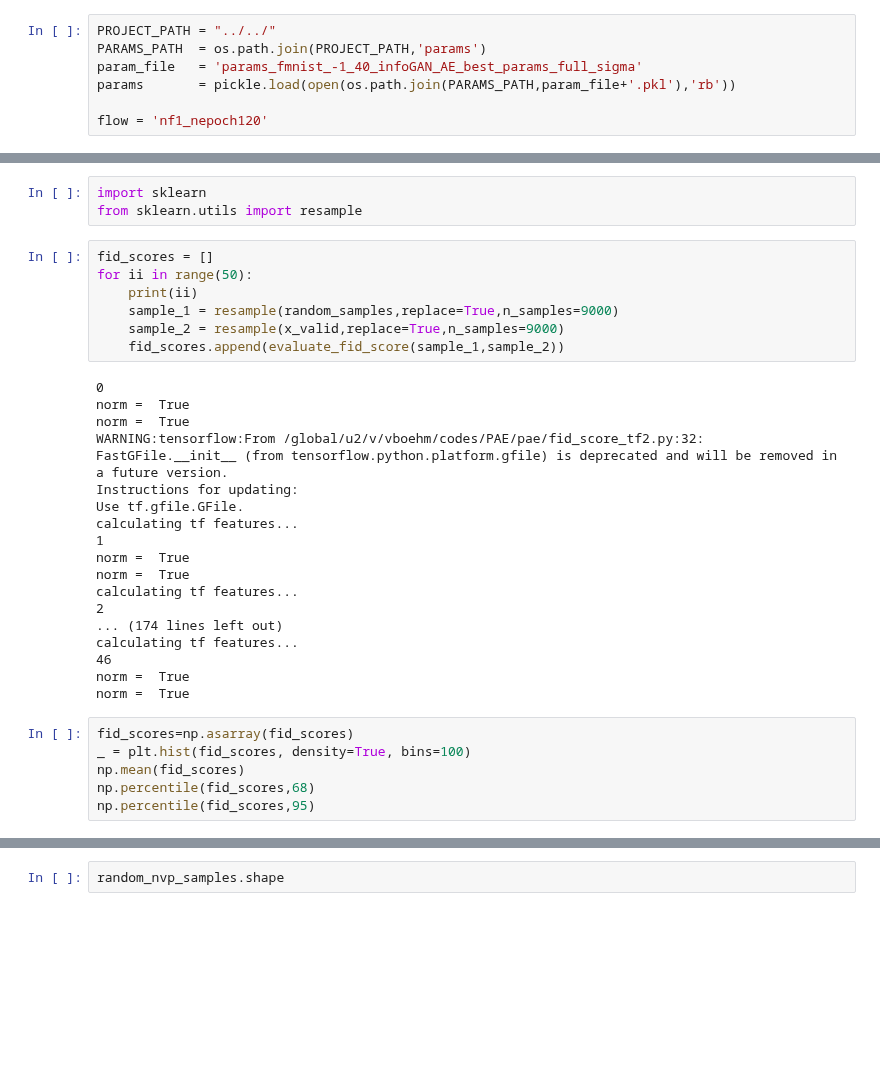
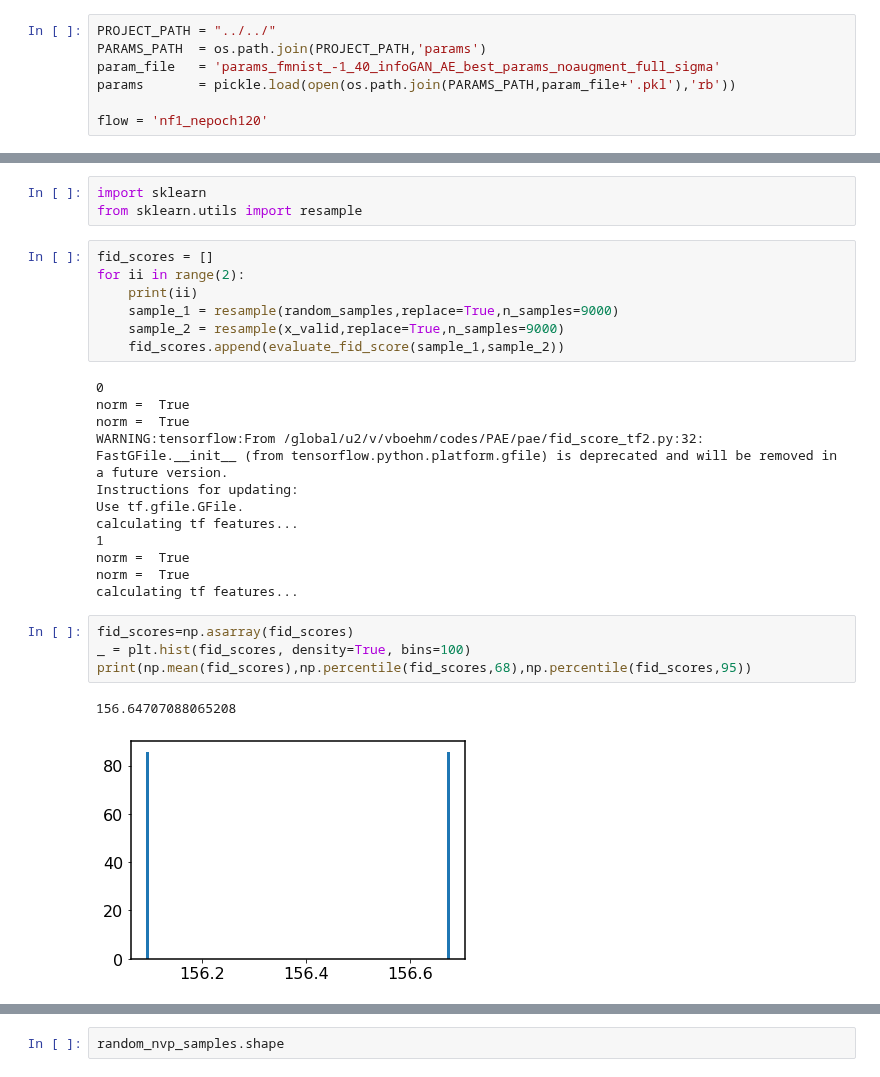
Before and after one commit to VMBoehm/PAE, a Jupyter notebook: notebooks/tf2/FIDScore_and_Reconstruction_Error-AE_dim40.ipynb, the cells around one changed output, grey strips where cells are left out. Cells and saved outputs as stored; diff of their text form; blank space fills up the shorter version.

```diff
--- a/notebooks/tf2/FIDScore_and_Reconstruction_Error-AE_dim40.ipynb
+++ b/notebooks/tf2/FIDScore_and_Reconstruction_Error-AE_dim40.ipynb
@@ -27,7 +27,7 @@ from pae.fid_score_tf2 import *
 # %%
 PROJECT_PATH = "../../"
 PARAMS_PATH  = os.path.join(PROJECT_PATH,'params')
-param_file   = 'params_fmnist_-1_40_infoGAN_AE_best_params_full_sigma'
+param_file   = 'params_fmnist_-1_40_infoGAN_AE_best_params_noaugment_full_sigma'
 params       = pickle.load(open(os.path.join(PARAMS_PATH,param_file+'.pkl'),'rb'))
 
 flow = 'nf1_nepoch120'
@@ -274,7 +265,7 @@ import sklearn
 from sklearn.utils import resample
 # %%
 fid_scores = []
-for ii in range(50):
+for ii in range(2):
     print(ii)
     sample_1 = resample(random_samples,replace=True,n_samples=9000)
     sample_2 = resample(x_valid,replace=True,n_samples=9000)
@@ -291,17 +282,12 @@ calculating tf features...
 norm =  True
 norm =  True
 calculating tf features...
-2
-... (174 lines left out)
-calculating tf features...
-46
-norm =  True
-norm =  True
 # %%
 fid_scores=np.asarray(fid_scores)
 _ = plt.hist(fid_scores, density=True, bins=100)
-np.mean(fid_scores)
-np.percentile(fid_scores,68)
-np.percentile(fid_scores,95)
+print(np.mean(fid_scores),np.percentile(fid_scores,68),np.percentile(fid_scores,95))
+# %% [output]
+156.64707088065208
+[figure, added]
 # %%
 fid_scores = []
```
Also changed, not shown: parts of 5 cells of this notebook, 4 other files.
